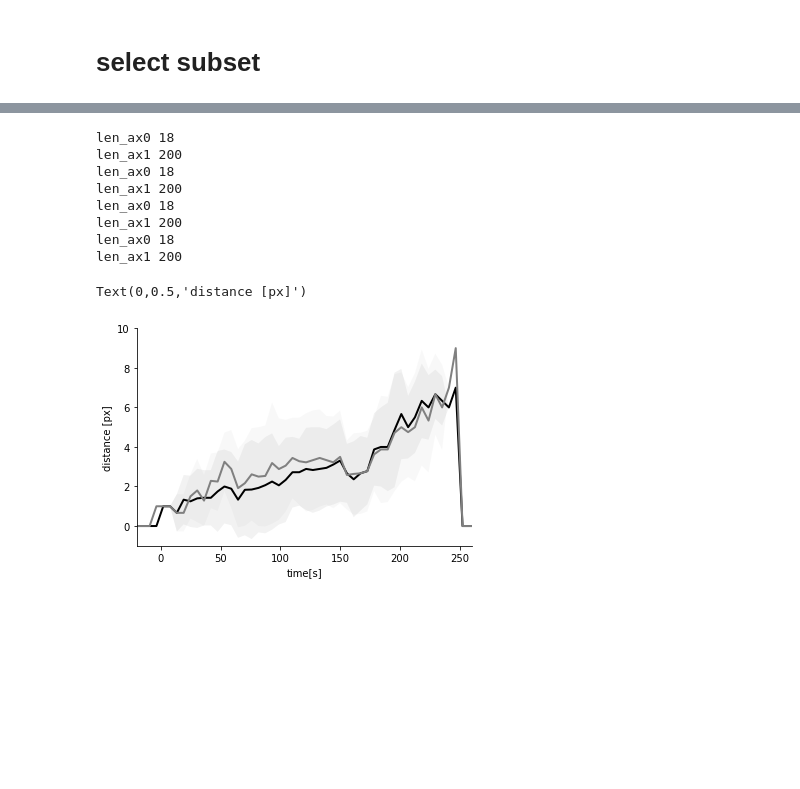
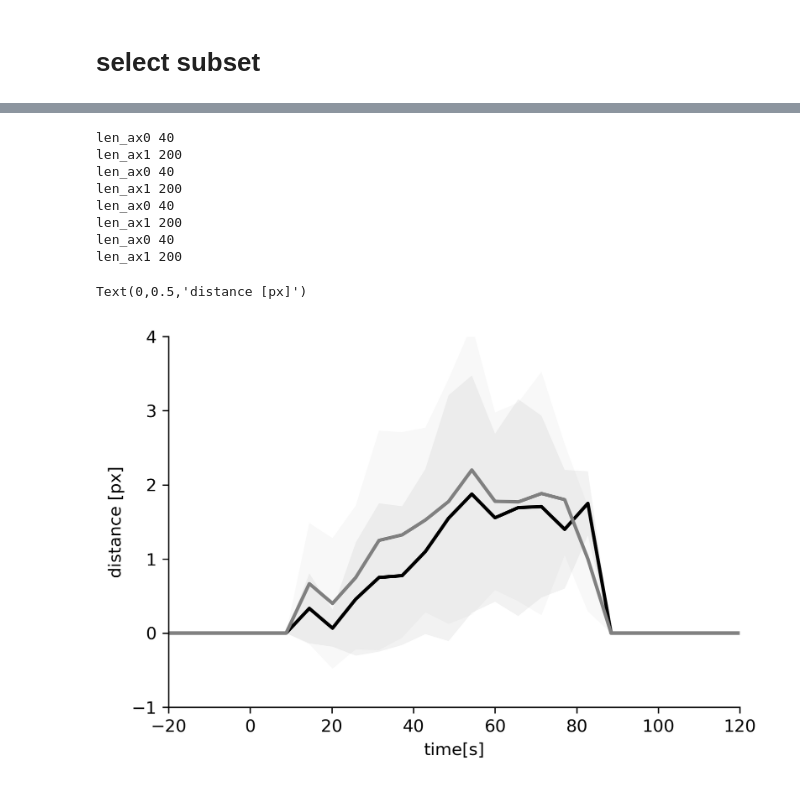
Before and after one commit to pylattice/pyLattice, a Jupyter notebook: src/jupyter/detectedTracksProcessed_lifetimeCohorts_travelDistance.ipynb, the cells around one changed output, grey strips where cells are left out. Saved outputs shown, nothing was run; the diff lists cells and outputs as text; code cells hidden in the pictures; blank space fills up the shorter version.

```diff
--- a/src/jupyter/detectedTracksProcessed_lifetimeCohorts_travelDistance.ipynb
+++ b/src/jupyter/detectedTracksProcessed_lifetimeCohorts_travelDistance.ipynb
@@ -162,7 +174,7 @@ def parseCutString(string):
 # %%
 
 maxIdxs = []
-for trackId in cat_Ia_Tracks_long:
+for trackId in allTrackIdsLrgrThanFour:
     track = track = data[data['trackId'] == trackId]
     maxIdx = np.argmax(track['s_A'].values)
     maxIdxs.append(maxIdx)
@@ -200,7 +198,7 @@ for i in range(0,len(lifetimeCohorts)):
     trackIdsAssignedToCohorts.append(np.array([]))
 
 
-trackIdsUsed = cat_Ia_Tracks_long
+trackIdsUsed = allTrackIdsLrgrThanFour
 
 for trackId in trackIdsUsed:
     track = data[data['trackId'] == trackId]
@@ -417,22 +410,25 @@ def avgAllColumns_ignoreValue(twoDArray,ignoredValue,replacementValue):
     return result
 # %%
 def stdAllColumns_ignoreValue(twoDArray,ignoredValue,replacementValue):
-    len_ax1 = len(twoDArray[0])
     len_ax0 = len(twoDArray)
-    print("len_ax0 "+str(len_ax0))
-    print("len_ax1 "+str(len_ax1))
-    result = []
-    for i in range(0,len_ax1):
-#        print(i)
-        column = twoDArray[:,i]
-#        print(column)
-        excludedColumn = column[column != ignoredValue]
-#        print(excludedColumn)
-        if(len(excludedColumn) == 0):
-            result.append(replacementValue)
-        else:
-            result.append(np.nanstd(excludedColumn))
-    result = np.array(result)
+    result = np.array([])
+    if(len_ax0!=0):
+        len_ax1 = len(twoDArray[0])
+
+        print("len_ax0 "+str(len_ax0))
+        print("len_ax1 "+str(len_ax1))
+        result = []
+        for i in range(0,len_ax1):
+    #        print(i)
+            column = twoDArray[:,i]
+    #        print(column)
+            excludedColumn = column[column != ignoredValue]
+    #        print(excludedColumn)
+            if(len(excludedColumn) == 0):
+                result.append(replacementValue)
+            else:
+                result.append(np.nanstd(excludedColumn))
+        result = np.array(result)
     return result
 # %%
 
@@ -553,33 +541,35 @@ Text(0,0.5,'distance from start [px]')
 # %%
-cohortIdx = 3
+cohortIdx = 1
 m_buffer,s_buffer = cohortBuffers[cohortIdx]
 
 m_buffer_average = avgAllColumns_ignoreValue(m_buffer,-10,0)
 s_buffer_average = avgAllColumns_ignoreValue(s_buffer,-10,0)
 m_buffer_std = stdAllColumns_ignoreValue(m_buffer,-10,0)
 s_buffer_std = stdAllColumns_ignoreValue(s_buffer,-10,0)
 time = framerate_msec/1000*(np.array(range(0,bufferSize))-bufferZero)+timeShift[cohortIdx]
 
+plt.figure(dpi=300)
 plt.plot(time,m_buffer_average,c=m_colors[cohortIdx],lw=liwi)
 plt.fill_between(time,m_buffer_average-m_buffer_std,m_buffer_average+m_buffer_std,facecolor=m_colors[cohortIdx],alpha=alph)
+
 
 plt.plot(time,s_buffer_average,c=s_colors[cohortIdx],lw=liwi)
 plt.fill_between(time,s_buffer_average-s_buffer_std,s_buffer_average+s_buffer_std,facecolor=s_colors[cohortIdx],alpha=alph)
 
-plt.xlim(-20,260)
-plt.ylim(-1,10)
+plt.xlim(-20,120)
+plt.ylim(-1,4)
 plt.gca().spines['right'].set_visible(False)
 plt.gca().spines['top'].set_visible(False)
 plt.xlabel('time[s]')
 plt.ylabel('distance [px]')
 # %% [output]
-len_ax0 18
+len_ax0 40
 len_ax1 200
-len_ax0 18
+len_ax0 40
 len_ax1 200
-len_ax0 18
+len_ax0 40
 len_ax1 200
-len_ax0 18
+len_ax0 40
 len_ax1 200
 Text(0,0.5,'distance [px]')
-[figure, old version]
+[figure, new version]
```
Also changed, not shown: parts of 19 cells of this notebook, 2 other files.
